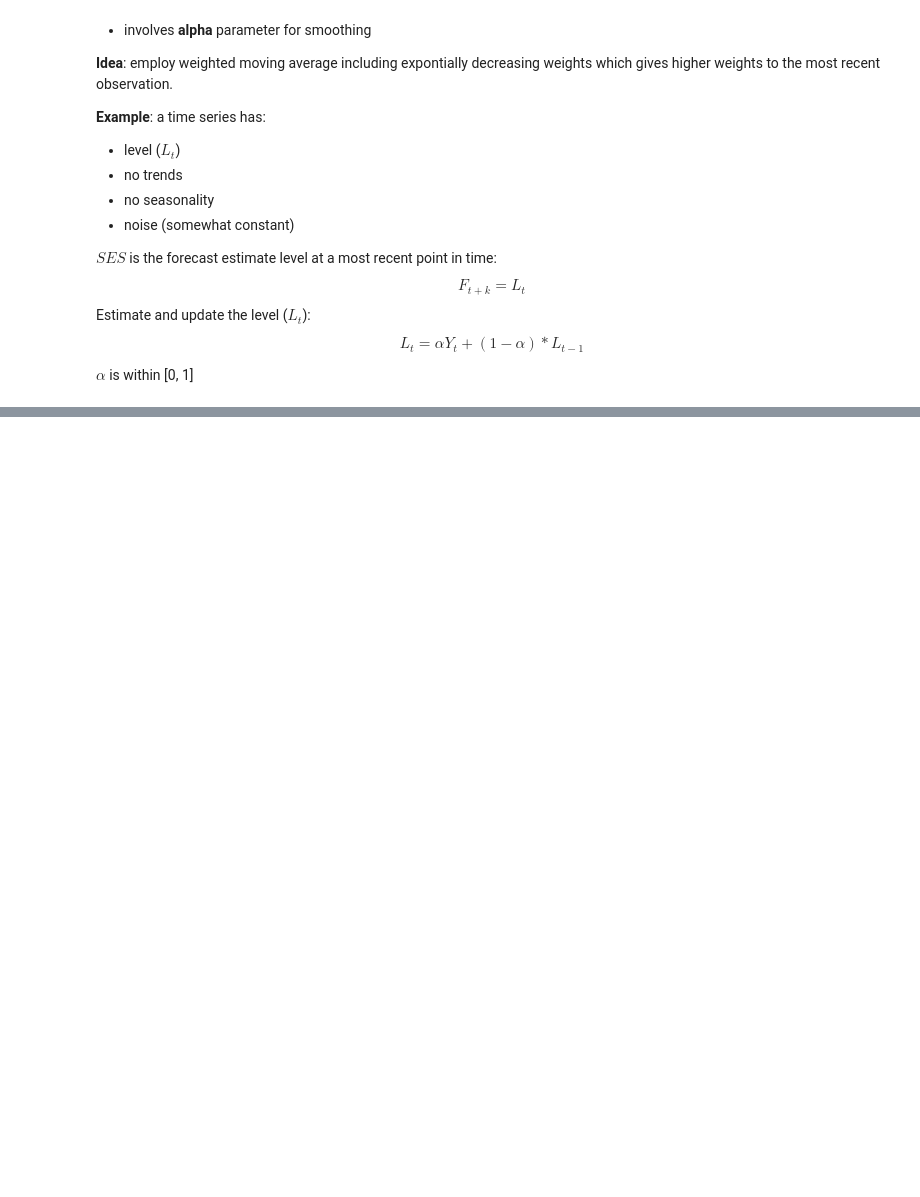
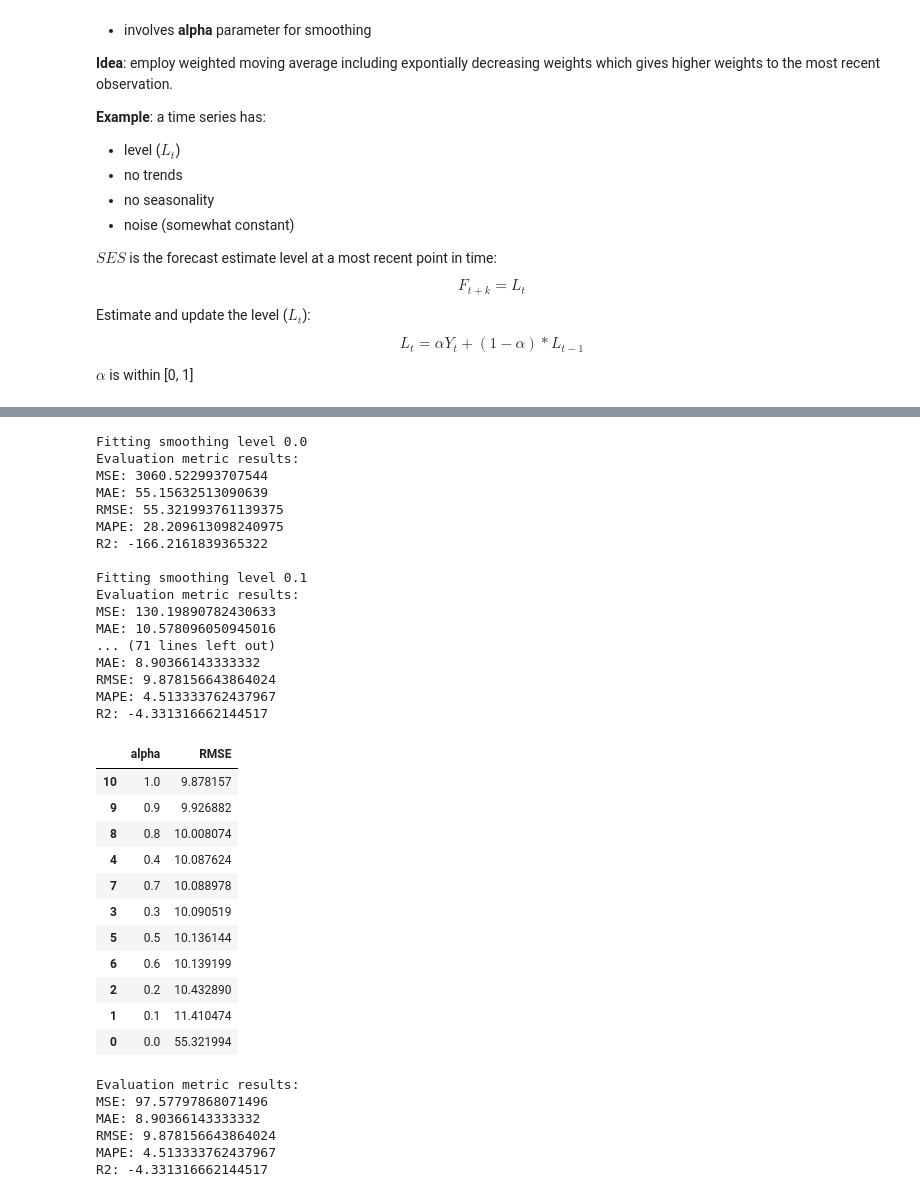
Before and after one commit to dissagaliyeva/python, a Jupyter notebook: time_series/bleeding_edge/smoothing.ipynb, the cells around one changed output, grey strips where cells are left out. Drawn from its saved outputs; the diff is of its cells as text; code cells hidden in the pictures; blank space fills up the shorter version.

```diff
--- a/time_series/bleeding_edge/smoothing.ipynb
+++ b/time_series/bleeding_edge/smoothing.ipynb
@@ -33,0 +73,69 @@ plt.rcParams['figure.figsize'] = (20, 5)
+# %%
+def timeseries_eval_metrics(true, pred):
+    def mape(true, pred):
+        true, pred = np.array(true), np.array(pred)
+        return np.mean((true - pred) / true) * 100
+
+    print('Evaluation metric results:')
+    print(f'MSE: {metrics.mean_squared_error(true, pred)}')
+    print(f'MAE: {metrics.mean_absolute_error(true, pred)}')
+    print(f'RMSE: {np.sqrt(metrics.mean_squared_error(true, pred))}')
+    print(f'MAPE: {mape(true, pred)}')
+    print(f'R2: {metrics.r2_score(true, pred)}', end='\n\n')
+
+
+results = []
+temp_df = pd.DataFrame()
+
+for i in np.arange(0, 1.1, 0.1):
+    print(f'Fitting smoothing level {i}')
+    fit_v = SimpleExpSmoothing(np.asarray(train)).fit(i)
+    pred = fit_v.forecast(30)
+    timeseries_eval_metrics(test, pred)
+
+    rmse = np.sqrt(metrics.mean_squared_error(test, pred))
+    df3  = {'alpha': i, 'RMSE': rmse}
+    temp_df = temp_df.append(df3, ignore_index=True)
+
+temp_df.sort_values(by=['RMSE'])
+# %% [output]
+Fitting smoothing level 0.0
+Evaluation metric results:
+MSE: 3060.522993707544
+MAE: 55.15632513090639
+RMSE: 55.321993761139375
+MAPE: 28.209613098240975
+R2: -166.2161839365322
+
+Fitting smoothing level 0.1
+Evaluation metric results:
+MSE: 130.19890782430633
+MAE: 10.578096050945016
+... (71 lines left out)
+MAE: 8.90366143333332
+RMSE: 9.878156643864024
+MAPE: 4.513333762437967
+R2: -4.331316662144517
+|  | alpha | RMSE |
+| 10 | 1.0 | 9.878157 |
+| 9 | 0.9 | 9.926882 |
+| 8 | 0.8 | 10.008074 |
+| 4 | 0.4 | 10.087624 |
+| 7 | 0.7 | 10.088978 |
+| 3 | 0.3 | 10.090519 |
+| 5 | 0.5 | 10.136144 |
+| 6 | 0.6 | 10.139199 |
+| 2 | 0.2 | 10.432890 |
+| 1 | 0.1 | 11.410474 |
+| 0 | 0.0 | 55.321994 |
+# %%
+fit_ses = SimpleExpSmoothing(np.asarray(train)).fit(smoothing_level=1, optimized=False)
+pred    = fit_ses.forecast(30)
+timeseries_eval_metrics(test, pred)
+# %% [output]
+Evaluation metric results:
+MSE: 97.57797868071496
+MAE: 8.90366143333332
+RMSE: 9.878156643864024
+MAPE: 4.513333762437967
+R2: -4.331316662144517
```
Also changed, not shown: parts of 8 cells of this notebook, 1 other file.
